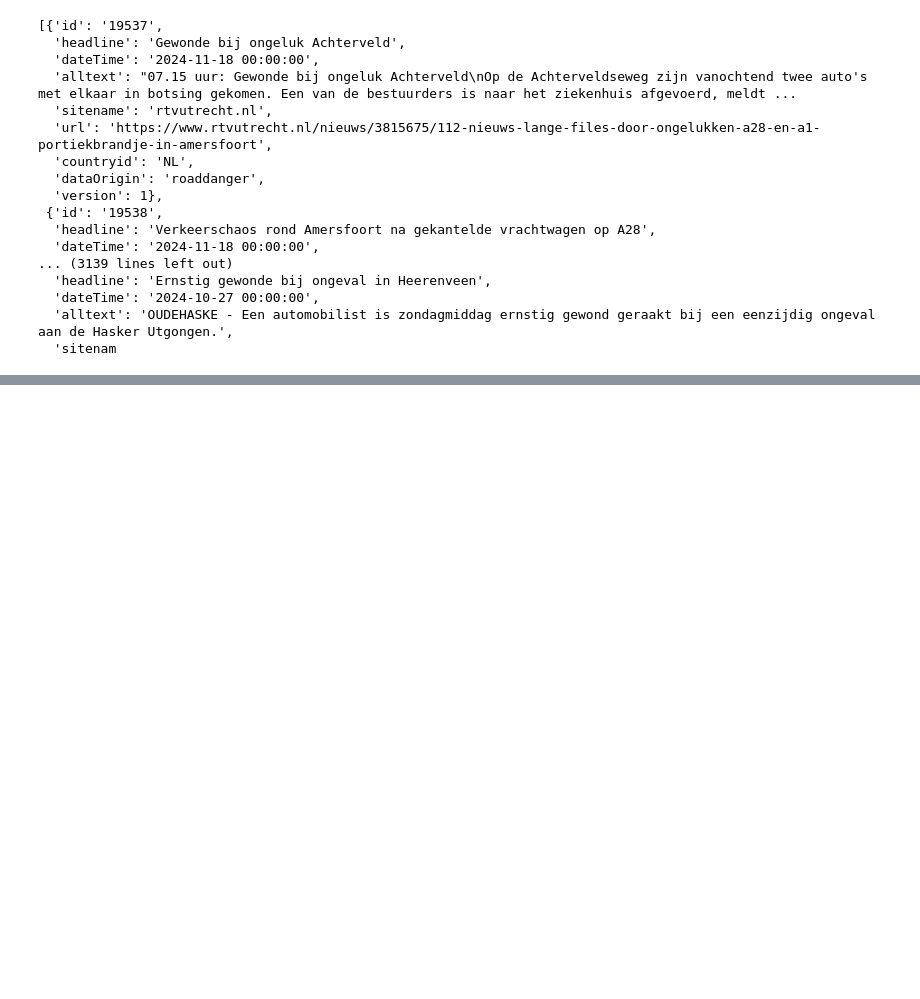
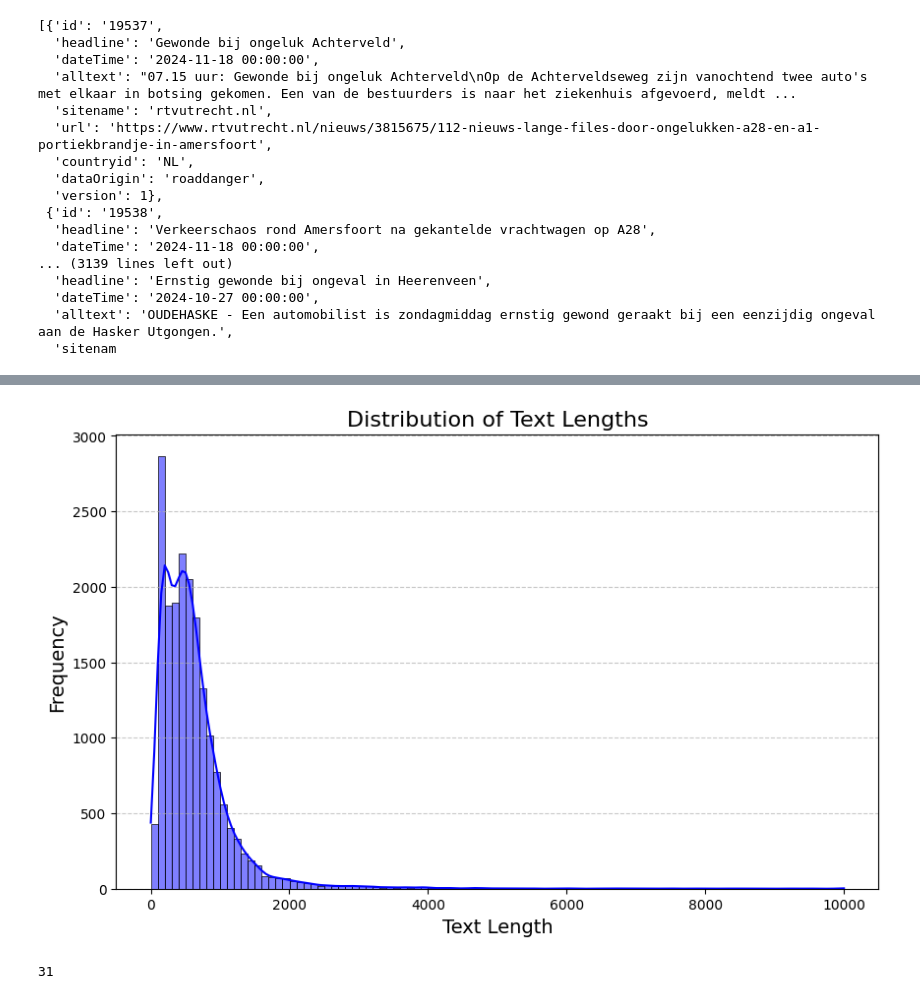
Before and after one commit to pythonpoet/roaddanger-scraper, a Jupyter notebook: src/datacleaning/new_data_summary.ipynb, the cells around one changed output, grey strips where cells are left out. Cells and saved outputs as stored; diff of their text form; code cells hidden in the pictures; blank space fills up the shorter version.

```diff
--- a/src/datacleaning/new_data_summary.ipynb
+++ b/src/datacleaning/new_data_summary.ipynb
@@ -61,0 +63,19 @@ KeyError: 'country'
+# %%
+# Calculate lengths of 'alltext'
+df['text_length'] = df['alltext'].str.len()
+
+# Plot distribution
+plt.figure(figsize=(10, 6))
+sns.histplot(df['text_length'], bins=100, kde=True, color='blue')
+plt.title('Distribution of Text Lengths', fontsize=16)
+plt.xlabel('Text Length', fontsize=14)
+plt.ylabel('Frequency', fontsize=14)
+plt.grid(axis='y', linestyle='--', alpha=0.7)
+plt.show()
+# %% [output]
+[figure, added]
+# %%
+new_df = df[df["text_length"] > 6000]
+len(new_df)
+# %% [output]
+31
```
Also changed, not shown: parts of 2 cells of this notebook, 19 other files.
